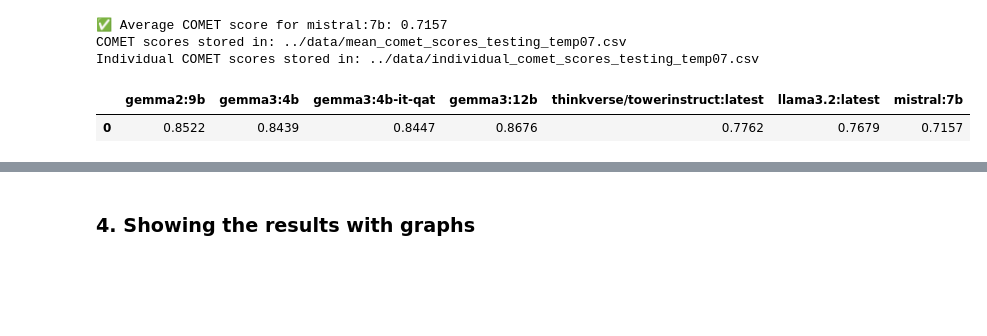
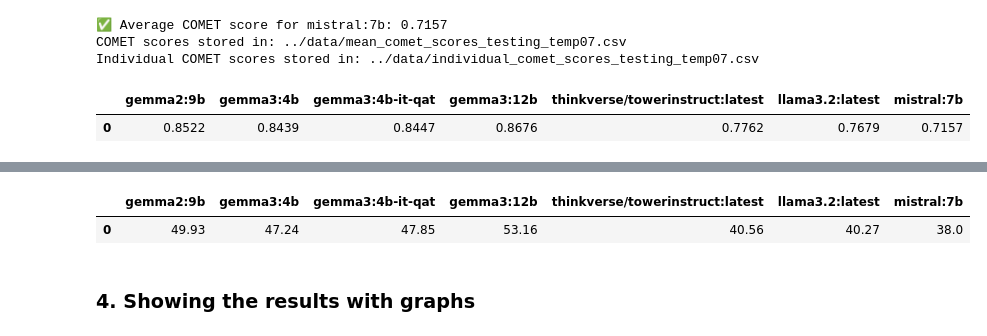
Before and after one commit to jmura84/FOREO_AI_Engineering, a Jupyter notebook: notebooks/llms_evaluation_prototype.ipynb, the cells around one changed output, grey strips where cells are left out. Saved outputs shown, nothing was run; the diff lists cells and outputs as text; code cells hidden in the pictures; blank space fills up the shorter version.

```diff
--- a/notebooks/llms_evaluation_prototype.ipynb
+++ b/notebooks/llms_evaluation_prototype.ipynb
@@ -309,0 +470,23 @@ mean_comet_scores_df
+# %%
+# data = pd.read_csv("../data/testing_segments_translated_temp07.csv")
+chrf_scores_output_file = "../data/chrf_scores_testing_temp07.csv"
+
+# df = pd.DataFrame(data)
+
+# Creating a dictionary to store the results:
+chrf_scores = {}
+
+for model in models:
+    chrf_result = chrf_score(df, model)
+
+    # Assigning the results to the dictionary:
+    chrf_scores[model] = chrf_result
+
+    print(f"✅ CHRF score for {model}: {chrf_result:.4f}")
+
+# Adding the results from the dictionary to the new DataFrame:
+chrf_scores_df = pd.DataFrame([chrf_scores])
+
+# Saving it to a new CSV file:
+chrf_scores_df.to_csv(chrf_scores_output_file, index=False)
+print(f"Chrf scores stored in: {chrf_scores_output_file}")
@@ -310,3 +509,8 @@ mean_comet_scores_df
+# %%
+chrf_scores_df
+# %% [output]
+|  | gemma2:9b | gemma3:4b | gemma3:4b-it-qat | gemma3:12b | thinkverse/towerinstruct:latest | llama3.2:latest | mistral:7b |
+| 0 | 49.93 | 47.24 | 47.85 | 53.16 | 40.56 | 40.27 | 38.0 |
 # %% [markdown]
 ### 4. Showing the results with graphs
 # %%
```
Also changed, not shown: parts of 16 cells of this notebook, 4 other files.
